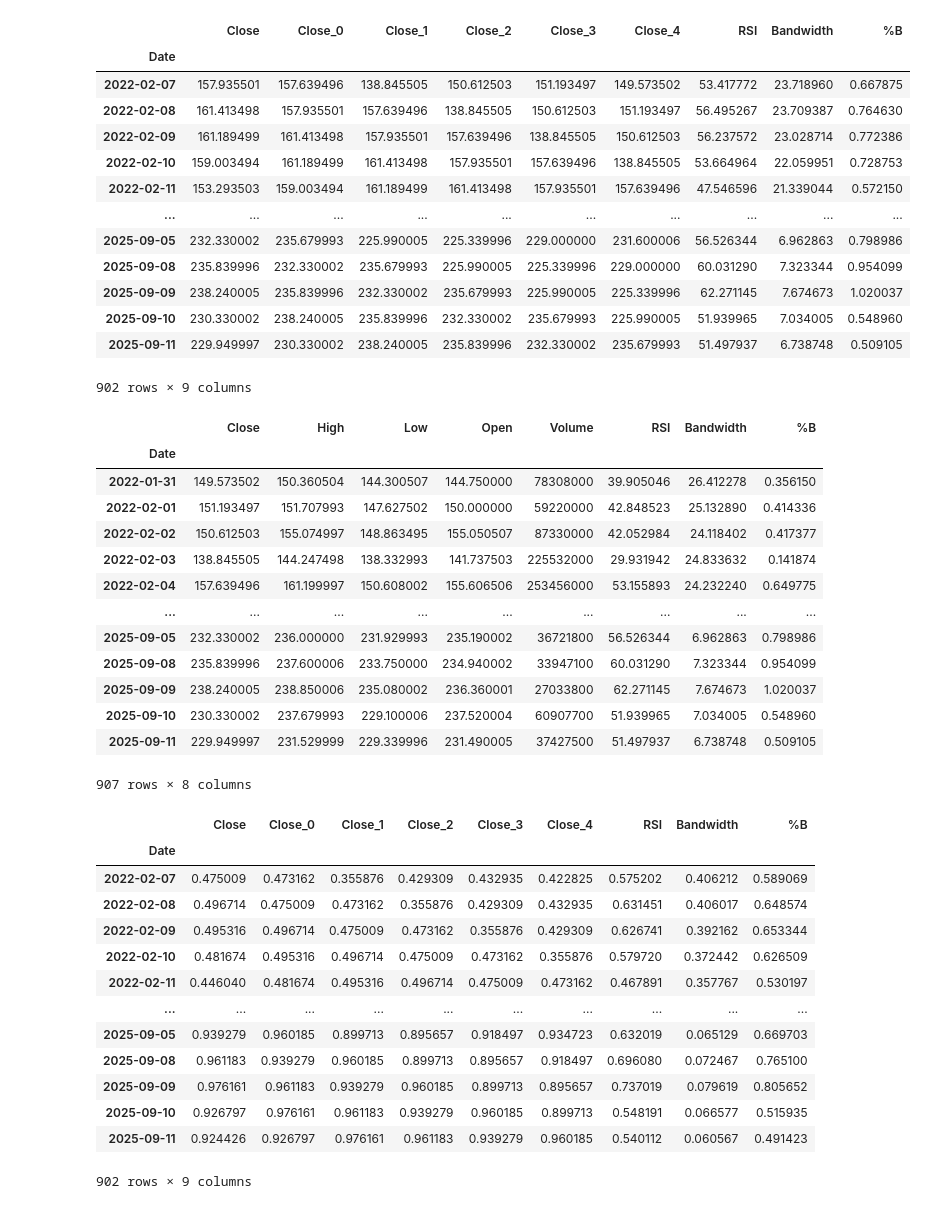
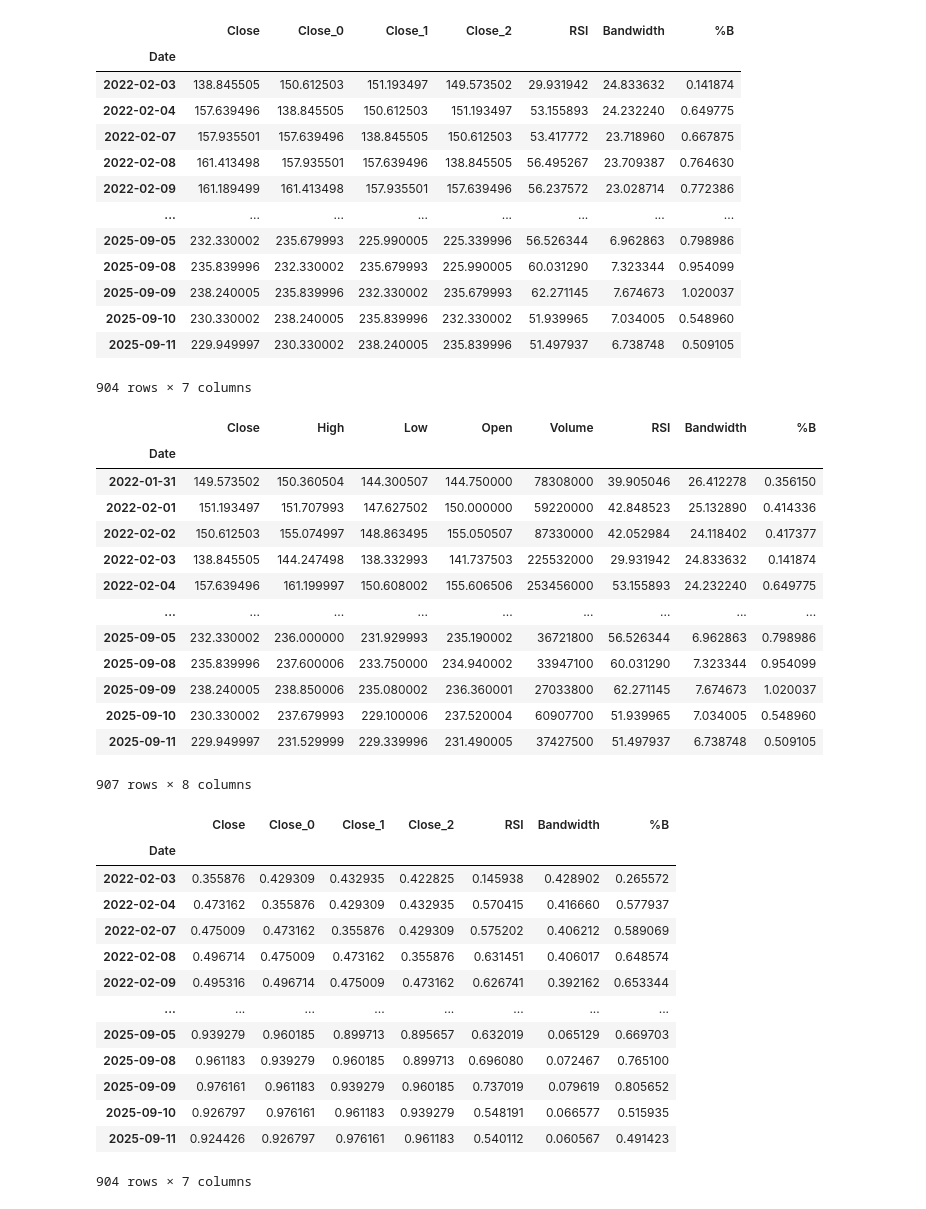
Before and after one commit to EmD4blju/kalman_stock_prediction, a Jupyter notebook: src/app/enhanced_model.ipynb, the cells around one changed output. Saved outputs shown, nothing was run; the diff lists cells and outputs as text; code cells hidden in the pictures.

```diff
--- a/src/app/enhanced_model.ipynb
+++ b/src/app/enhanced_model.ipynb
@@ -49,9 +49,9 @@ AMZN_periodic_data = data_repository.get_dataframes()['AMZN_enhanced']
 # plt.show()
 # %%
 from core.data_preparator import DataPreparator
-
+timesteps_lookback = 3
 data_preparator = DataPreparator()
-AMZN_supervised_data = data_preparator.reformat_periodic_to_supervised_data(dataframe=AMZN_periodic_data, target_column='Close', t=5)
+AMZN_supervised_data = data_preparator.reformat_periodic_to_supervised_data(dataframe=AMZN_periodic_data, target_column='Close', t=timesteps_lookback)
 display(AMZN_supervised_data)
 display(AMZN_periodic_data)
 # %% [output]
@@ -60,17 +60,17 @@ display(AMZN_periodic_data)
-|  | Close | Close_0 | Close_1 | Close_2 | Close_3 | Close_4 | RSI | Bandwidth | %B |
-| Date |  |  |  |  |  |  |  |  |  |
-| 2022-02-07 | 157.935501 | 157.639496 | 138.845505 | 150.612503 | 151.193497 | 149.573502 | 53.417772 | 23.718960 | 0.667875 |
-| 2022-02-08 | 161.413498 | 157.935501 | 157.639496 | 138.845505 | 150.612503 | 151.193497 | 56.495267 | 23.709387 | 0.764630 |
-| 2022-02-09 | 161.189499 | 161.413498 | 157.935501 | 157.639496 | 138.845505 | 150.612503 | 56.237572 | 23.028714 | 0.772386 |
-| 2022-02-10 | 159.003494 | 161.189499 | 161.413498 | 157.935501 | 157.639496 | 138.845505 | 53.664964 | 22.059951 | 0.728753 |
-| 2022-02-11 | 153.293503 | 159.003494 | 161.189499 | 161.413498 | 157.935501 | 157.639496 | 47.546596 | 21.339044 | 0.572150 |
-| ... | ... | ... | ... | ... | ... | ... | ... | ... | ... |
-| 2025-09-05 | 232.330002 | 235.679993 | 225.990005 | 225.339996 | 229.000000 | 231.600006 | 56.526344 | 6.962863 | 0.798986 |
-| 2025-09-08 | 235.839996 | 232.330002 | 235.679993 | 225.990005 | 225.339996 | 229.000000 | 60.031290 | 7.323344 | 0.954099 |
-| 2025-09-09 | 238.240005 | 235.839996 | 232.330002 | 235.679993 | 225.990005 | 225.339996 | 62.271145 | 7.674673 | 1.020037 |
-| 2025-09-10 | 230.330002 | 238.240005 | 235.839996 | 232.330002 | 235.679993 | 225.990005 | 51.939965 | 7.034005 | 0.548960 |
-| 2025-09-11 | 229.949997 | 230.330002 | 238.240005 | 235.839996 | 232.330002 | 235.679993 | 51.497937 | 6.738748 | 0.509105 |
+|  | Close | Close_0 | Close_1 | Close_2 | RSI | Bandwidth | %B |
+| Date |  |  |  |  |  |  |  |
+| 2022-02-03 | 138.845505 | 150.612503 | 151.193497 | 149.573502 | 29.931942 | 24.833632 | 0.141874 |
+| 2022-02-04 | 157.639496 | 138.845505 | 150.612503 | 151.193497 | 53.155893 | 24.232240 | 0.649775 |
+| 2022-02-07 | 157.935501 | 157.639496 | 138.845505 | 150.612503 | 53.417772 | 23.718960 | 0.667875 |
+| 2022-02-08 | 161.413498 | 157.935501 | 157.639496 | 138.845505 | 56.495267 | 23.709387 | 0.764630 |
+| 2022-02-09 | 161.189499 | 161.413498 | 157.935501 | 157.639496 | 56.237572 | 23.028714 | 0.772386 |
+| ... | ... | ... | ... | ... | ... | ... | ... |
+| 2025-09-05 | 232.330002 | 235.679993 | 225.990005 | 225.339996 | 56.526344 | 6.962863 | 0.798986 |
+| 2025-09-08 | 235.839996 | 232.330002 | 235.679993 | 225.990005 | 60.031290 | 7.323344 | 0.954099 |
+| 2025-09-09 | 238.240005 | 235.839996 | 232.330002 | 235.679993 | 62.271145 | 7.674673 | 1.020037 |
+| 2025-09-10 | 230.330002 | 238.240005 | 235.839996 | 232.330002 | 51.939965 | 7.034005 | 0.548960 |
+| 2025-09-11 | 229.949997 | 230.330002 | 238.240005 | 235.839996 | 51.497937 | 6.738748 | 0.509105 |
-902 rows × 9 columns
+904 rows × 7 columns
 |  | Close | High | Low | Open | Volume | RSI | Bandwidth | %B |
 | Date |  |  |  |  |  |  |  |  |
 | 2022-01-31 | 149.573502 | 150.360504 | 144.300507 | 144.750000 | 78308000 | 39.905046 | 26.412278 | 0.356150 |
@@ -97,6 +94,8 @@ scaler_X_pb = MinMaxScaler()
 scaler_y = MinMaxScaler()
 target_column = 'Close'
 feature_columns = [col for col in AMZN_supervised_data.columns if col != target_column]
+
+feature_number = len(feature_columns)
 
 feature_close = [col for col in feature_columns if 'Close' in col]
 feature_rsi = [col for col in feature_columns if 'RSI' in col]
@@ -110,20 +109,20 @@ AMZN_supervised_data[feature_pb] = scaler_X_pb.fit_transform(AMZN_supervised_dat
 AMZN_supervised_data[[target_column]] = scaler_y.fit_transform(AMZN_supervised_data[[target_column]])
 display(AMZN_supervised_data)
 # %% [output]
-|  | Close | Close_0 | Close_1 | Close_2 | Close_3 | Close_4 | RSI | Bandwidth | %B |
-| Date |  |  |  |  |  |  |  |  |  |
-| 2022-02-07 | 0.475009 | 0.473162 | 0.355876 | 0.429309 | 0.432935 | 0.422825 | 0.575202 | 0.406212 | 0.589069 |
-| 2022-02-08 | 0.496714 | 0.475009 | 0.473162 | 0.355876 | 0.429309 | 0.432935 | 0.631451 | 0.406017 | 0.648574 |
-| 2022-02-09 | 0.495316 | 0.496714 | 0.475009 | 0.473162 | 0.355876 | 0.429309 | 0.626741 | 0.392162 | 0.653344 |
-| 2022-02-10 | 0.481674 | 0.495316 | 0.496714 | 0.475009 | 0.473162 | 0.355876 | 0.579720 | 0.372442 | 0.626509 |
-| 2022-02-11 | 0.446040 | 0.481674 | 0.495316 | 0.496714 | 0.475009 | 0.473162 | 0.467891 | 0.357767 | 0.530197 |
-| ... | ... | ... | ... | ... | ... | ... | ... | ... | ... |
-| 2025-09-05 | 0.939279 | 0.960185 | 0.899713 | 0.895657 | 0.918497 | 0.934723 | 0.632019 | 0.065129 | 0.669703 |
-| 2025-09-08 | 0.961183 | 0.939279 | 0.960185 | 0.899713 | 0.895657 | 0.918497 | 0.696080 | 0.072467 | 0.765100 |
-| 2025-09-09 | 0.976161 | 0.961183 | 0.939279 | 0.960185 | 0.899713 | 0.895657 | 0.737019 | 0.079619 | 0.805652 |
-| 2025-09-10 | 0.926797 | 0.976161 | 0.961183 | 0.939279 | 0.960185 | 0.899713 | 0.548191 | 0.066577 | 0.515935 |
-| 2025-09-11 | 0.924426 | 0.926797 | 0.976161 | 0.961183 | 0.939279 | 0.960185 | 0.540112 | 0.060567 | 0.491423 |
+|  | Close | Close_0 | Close_1 | Close_2 | RSI | Bandwidth | %B |
+| Date |  |  |  |  |  |  |  |
+| 2022-02-03 | 0.355876 | 0.429309 | 0.432935 | 0.422825 | 0.145938 | 0.428902 | 0.265572 |
+| 2022-02-04 | 0.473162 | 0.355876 | 0.429309 | 0.432935 | 0.570415 | 0.416660 | 0.577937 |
+| 2022-02-07 | 0.475009 | 0.473162 | 0.355876 | 0.429309 | 0.575202 | 0.406212 | 0.589069 |
+| 2022-02-08 | 0.496714 | 0.475009 | 0.473162 | 0.355876 | 0.631451 | 0.406017 | 0.648574 |
+| 2022-02-09 | 0.495316 | 0.496714 | 0.475009 | 0.473162 | 0.626741 | 0.392162 | 0.653344 |
+| ... | ... | ... | ... | ... | ... | ... | ... |
+| 2025-09-05 | 0.939279 | 0.960185 | 0.899713 | 0.895657 | 0.632019 | 0.065129 | 0.669703 |
+| 2025-09-08 | 0.961183 | 0.939279 | 0.960185 | 0.899713 | 0.696080 | 0.072467 | 0.765100 |
+| 2025-09-09 | 0.976161 | 0.961183 | 0.939279 | 0.960185 | 0.737019 | 0.079619 | 0.805652 |
+| 2025-09-10 | 0.926797 | 0.976161 | 0.961183 | 0.939279 | 0.548191 | 0.066577 | 0.515935 |
+| 2025-09-11 | 0.924426 | 0.926797 | 0.976161 | 0.961183 | 0.540112 | 0.060567 | 0.491423 |
-902 rows × 9 columns
+904 rows × 7 columns
 # %%
 from core.dataset import StockDataset
 from sklearn.model_selection import train_test_split
```
Also changed, not shown: parts of 11 cells of this notebook, 2 other files.
